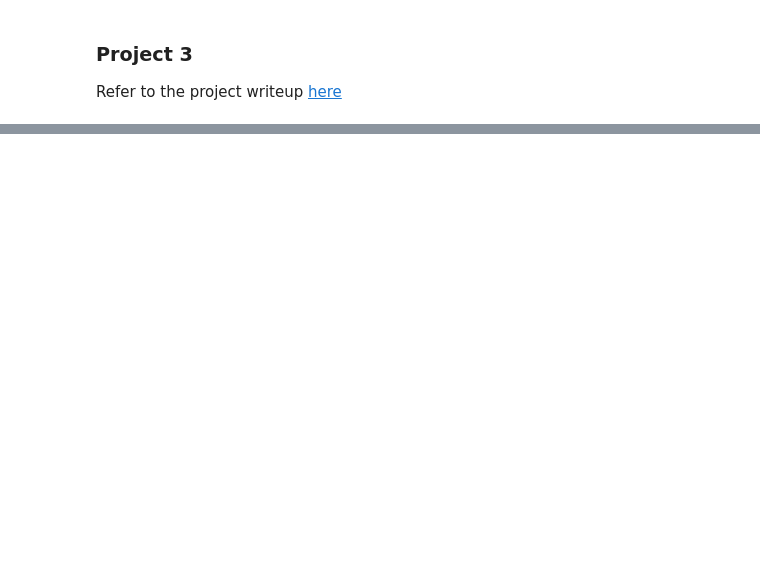
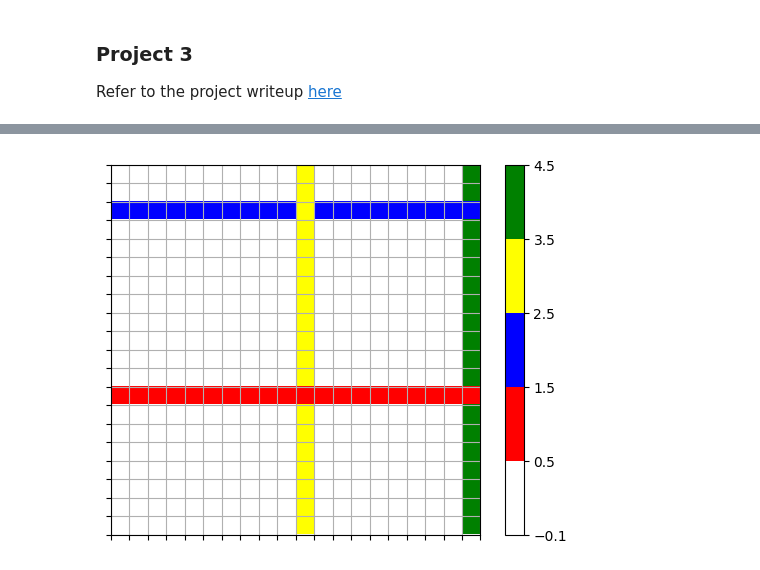
Before and after one commit to RohithM25/Wire-Cutting-Model-Training, a Jupyter notebook: main.ipynb, the cells around one changed output, grey strips where cells are left out. Drawn from its saved outputs; the diff is of its cells as text; code cells hidden in the pictures; blank space fills up the shorter version.

```diff
--- a/main.ipynb
+++ b/main.ipynb
@@ -75,9 +81,11 @@ class diagram:
 # %%
 data = np.load('1k_data/data.npy')
 labels = np.load('1k_data/labels.npy')
 
 dgrm = diagram(data[0].reshape((20,20)))
-# dgrm.showDiagram()
+dgrm.showDiagram()
+# %% [output]
+[figure, added]
 # %%
 np.random.seed(42)
 def SGD(w, x, y, alpha):
```
Also changed, not shown: parts of 13 cells of this notebook, 3 other files.
